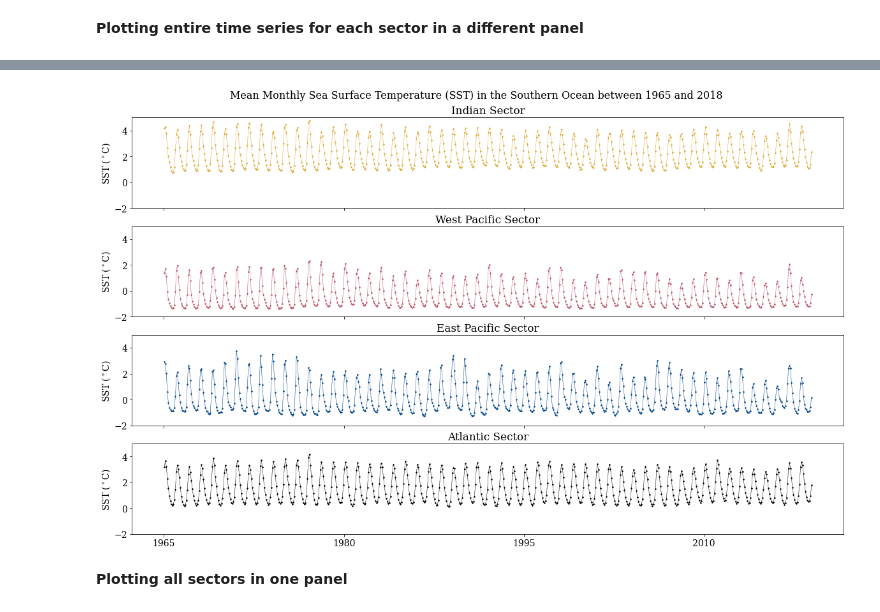
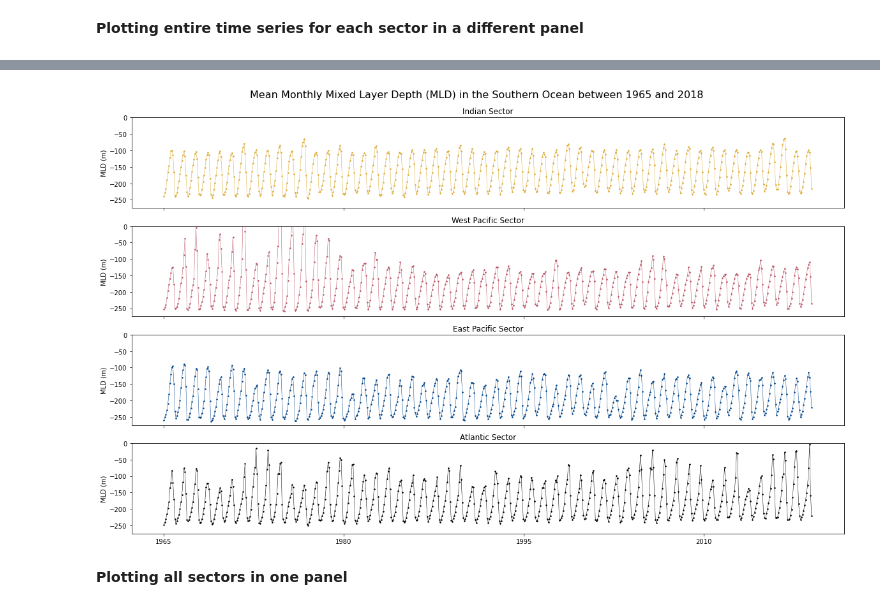
Before and after one commit to lidefi87/ACCESS_scripts_DFA, a Jupyter notebook: Scripts/ZonalStatistics.ipynb, the cells around one changed output, grey strips where cells are left out. Drawn from its saved outputs; the diff is of its cells as text; code cells hidden in the pictures.

```diff
--- a/Scripts/ZonalStatistics.ipynb
+++ b/Scripts/ZonalStatistics.ipynb
@@ -38,7 +39,9 @@ This script uses cycle 2 model outputs to calculate variable means using a shape
 exp = "01deg_jra55v140_iaf_cycle2"
 
 #Variable of interest
-varInt = 'surface_temp' #SST
+# varInt = 'surface_temp' #SST
+# varInt = 'surface_salt' #Salinity
+varInt = 'mld' #MLD
 # %%
 #Querying experiment variables
 expvar = cc.querying.get_variables(session, exp)
@@ -242,21 +265,21 @@ def clipDataArray(array, shp):
     array.rio.set_spatial_dims(x_dim = 'xt_ocean', y_dim = 'yt_ocean', inplace = True)
     array.rio.write_crs(crs, inplace = True)
 
-    clipped = array.rio.clip(shp.geometry.apply(mapping), shp.crs, drop = True, invert = False)
+    clipped = array.rio.clip(shp.geometry.apply(mapping), shp.crs, drop = True, invert = False, all_touched = False)
 
     return clipped
 # %% [markdown]
 Note that if a shapefile includes multiple regions of interest, the resulting clipped area will cover the entire shapefile. It will not clip the data array per region in the shapefile. If the data array needs to be clipped per region, that specific region needs to be selected.
 # %%
 #Clipping data arrays
-Indian = clipDataArray(SO_SSTc, shp = regions.query('SectorName == "{}"'.format(regions.SectorName.values[0])))
-Indian_a = clipDataArray(area_c, shp = regions.query('SectorName == "Indian"'))
+Indian = clipDataArray(SO_SSTc, shp = regions.query('SectorName == "{}"'.format(sorted(regions.SectorName.values)[2])))
+Indian_a = clipDataArray(area_c, shp = regions.query('SectorName == "{}"'.format(sorted(regions.SectorName.values)[2])))
 
-WestPacific = clipDataArray(SO_SSTc, shp = regions.query('SectorName == "{}"'.format(regions.SectorName.values[1])))
-WP_a = clipDataArray(area_c, shp = regions.query('SectorName == "{}"'.format(regions.SectorName.values[1])))
+WestPacific = clipDataArray(SO_SSTc, shp = regions.query('SectorName == "{}"'.format(sorted(regions.SectorName.values)[3])))
+WP_a = clipDataArray(area_c, shp = regions.query('SectorName == "{}"'.format(sorted(regions.SectorName.values)[3])))
 
-EastPacific = clipDataArray(SO_SSTc, shp = regions.query('SectorName == "{}"'.format(regions.SectorName.values[2])))
-EP_a = clipDataArray(area_c, shp = regions.query('SectorName == "{}"'.format(regions.SectorName.values[2])))
+EastPacific = clipDataArray(SO_SSTc, shp = regions.query('SectorName == "{}"'.format(sorted(regions.SectorName.values)[1])))
+EP_a = clipDataArray(area_c, shp = regions.query('SectorName == "{}"'.format(sorted(regions.SectorName.values)[1])))
 
-Atlantic = clipDataArray(SO_SSTc, shp = regions.query('SectorName == "{}"'.format(regions.SectorName.values[3])))
-Atlantic_a = clipDataArray(area_c, shp = regions.query('SectorName == "{}"'.format(regions.SectorName.values[3])))
+Atlantic = clipDataArray(SO_SSTc, shp = regions.query('SectorName == "{}"'.format(sorted(regions.SectorName.values)[0])))
+Atlantic_a = clipDataArray(area_c, shp = regions.query('SectorName == "{}"'.format(sorted(regions.SectorName.values)[0])))
@@ -311,38 +454,44 @@ gs = gridspec.GridSpec(nrows = 4, ncols = 1)
 Atl = fig.add_subplot(gs[3, 0])
 weightedAtlantic.plot(linewidth=0.5, marker='o',markersize=1.5, ax = Atl, color = "#000000")
 Atl.set_xlabel("")
-Atl.set_ylabel("SST ($^\circ$C)")
+Atl.set_ylabel('MLD (m)')
+# Atl.set_ylabel("SST ($^\circ$C)")
 Atl.set_title("Atlantic Sector")
 
 #Plotting Indian sector - sharing x axis with Atl
 Ind = fig.add_subplot(gs[0, 0], sharex = Atl)
 weightedIndian.plot(linewidth=0.5, marker='o', markersize=1.5, ax = Ind, color = "#DDAA33")
 Ind.set_xlabel("")
-Ind.set_ylabel("SST ($^\circ$C)")
+Ind.set_ylabel('MLD (m)')
+# Ind.set_ylabel("SST ($^\circ$C)")
 Ind.set_title("Indian Sector")
 
 #Plotting West Pacific sector - sharing x axis with Atl
 WP = fig.add_subplot(gs[1, 0], sharex = Atl)
 weightedWP.plot(linewidth=0.5, marker='o',markersize=1.5, ax = WP, color = "#BB5566")
 WP.set_xlabel("")
-WP.set_ylabel("SST ($^\circ$C)")
+WP.set_ylabel('MLD (m)')
+# WP.set_ylabel("SST ($^\circ$C)")
 WP.set_title("West Pacific Sector")
 
 #Plotting East Pacific sector - sharing x axis with Atl
 EP = fig.add_subplot(gs[2, 0], sharex = Atl)
 weightedEP.plot(linewidth=0.5, marker='o',markersize=1.5, ax = EP, color = "#004488")
 EP.set_xlabel("")
-EP.set_ylabel("SST ($^\circ$C)")
+EP.set_ylabel("MLD (m)")
+# EP.set_ylabel("SST ($^\circ$C)")
 EP.set_title("East Pacific Sector")
 
 #Remove x tick labels so the plot does not look too crowded
 plt.setp([a.get_xticklabels() for a in [Ind, WP, EP]], visible = False)
 #Set y limits to be the same for all plots - So they can be more easily compared
-plt.setp([a.set_ylim([-2, 5]) for a in [Ind, WP, EP, Atl]])
+# plt.setp([a.set_ylim([-2.5, 5]) for a in [Ind, WP, EP, Atl]]) #SST
+plt.setp([a.set_ylim([-275, 0]) for a in [Ind, WP, EP, Atl]]) #MLD
+
 
 #Add a main title to the plot
-plt.suptitle('Mean Monthly Sea Surface Temperature (SST) in the Southern Ocean between 1965 and 2018', size = 16, y = 0.93)
+plt.suptitle('Mean Monthly Mixed Layer Depth (MLD) in the Southern Ocean between 1965 and 2018', size = 16, y = 0.93)
 
 #Saving the plot
-plt.savefig('/g/data/v45/la6889/Figures/TimeSeries/SST/MeanMonthlySST_SectorsFourPanels.png', dpi = 300)
+plt.savefig('/g/data/v45/la6889/Figures/TimeSeries/MLD/PolarZones/MeanMonthlyMLD_SectorsFourPanels.png', dpi = 300)
 # %% [output]
@@ -349,4 +515,4 @@ plt.savefig('/g/data/v45/la6889/Figures/TimeSeries/SST/MeanMonthlySST_SectorsFou
-[figure, old version]
+[figure, new version]
 # %% [markdown]
 **Plotting all sectors in one panel**
 # %%
```
Also changed, not shown: parts of 26 cells of this notebook, 1 other file.
